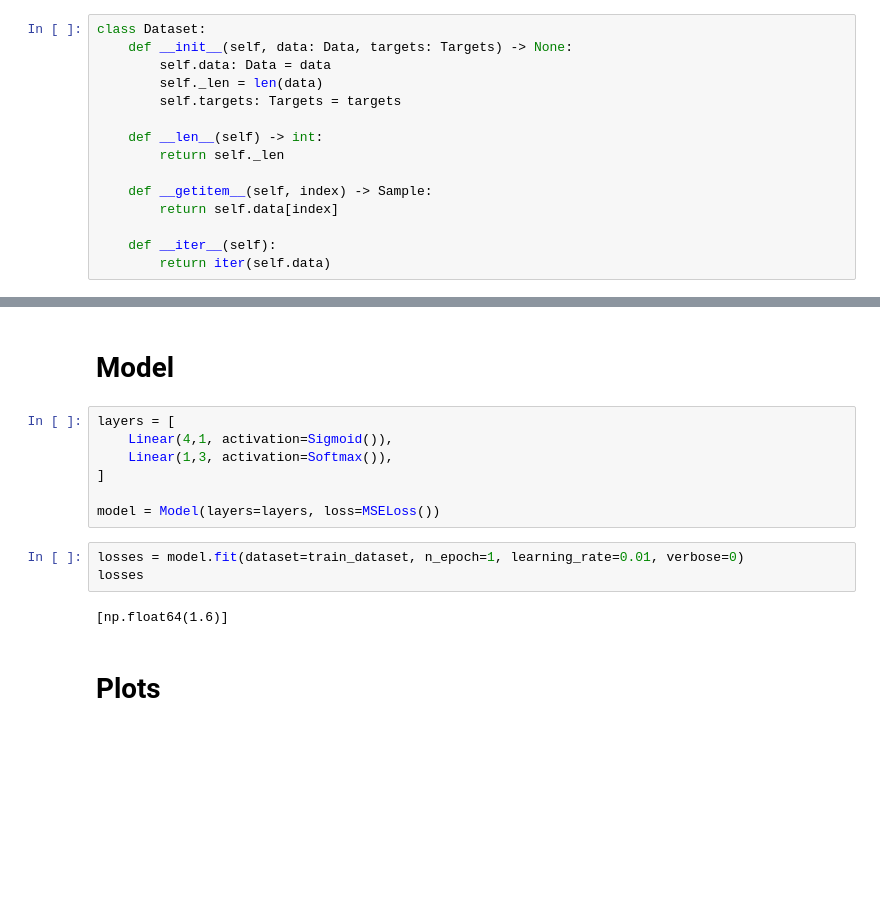
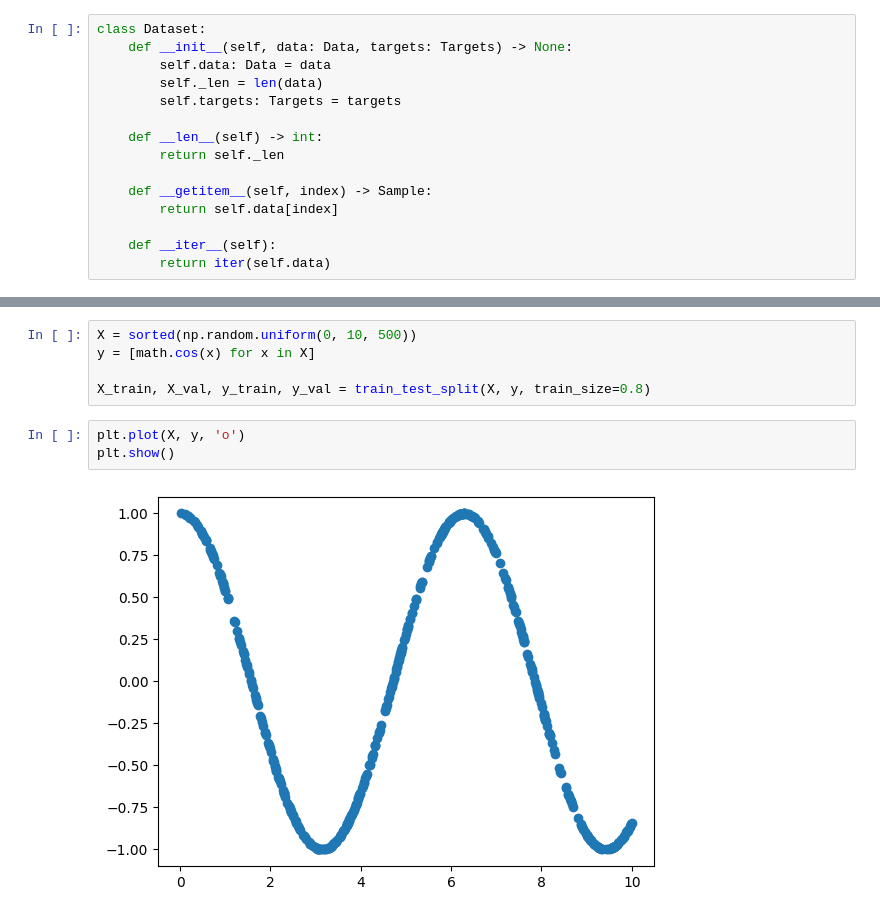
Before and after one commit to PHILIPP111007/ML, a Jupyter notebook: phils_model/main.ipynb, the cells around one changed output, grey strips where cells are left out. Cells and saved outputs as stored; diff of their text form; blank space fills up the shorter version.

```diff
--- a/phils_model/main.ipynb
+++ b/phils_model/main.ipynb
@@ -304,16 +206,10 @@ val_dataset = Dataset(data=X_val, targets=y_val)
-# %% [markdown]
-# Model
-# %%
-layers = [
-    Linear(4,1, activation=Sigmoid()),
-    Linear(1,3, activation=Softmax()),
-]
-
-model = Model(layers=layers, loss=MSELoss())
-# %%
-losses = model.fit(dataset=train_dataset, n_epoch=1, learning_rate=0.01, verbose=0)
-losses
-# %% [output]
-[np.float64(1.6)]
-# %% [markdown]
-# Plots
+# %%
+X = sorted(np.random.uniform(0, 10, 500))
+y = [math.cos(x) for x in X]
+
+X_train, X_val, y_train, y_val = train_test_split(X, y, train_size=0.8)
+# %%
+plt.plot(X, y, 'o')
+plt.show()
+# %% [output]
+[figure, added]
```
Also changed, not shown: parts of 26 cells of this notebook.
